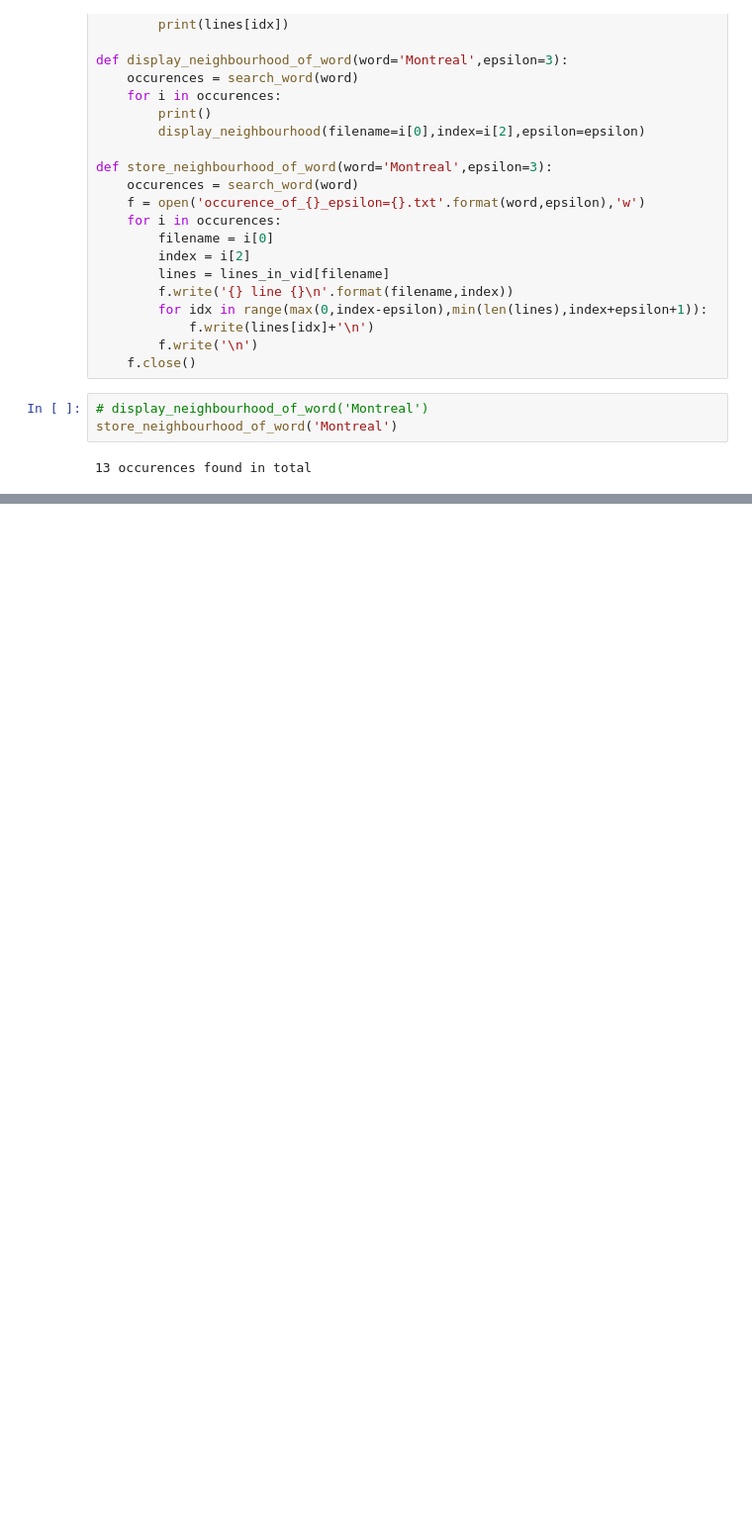
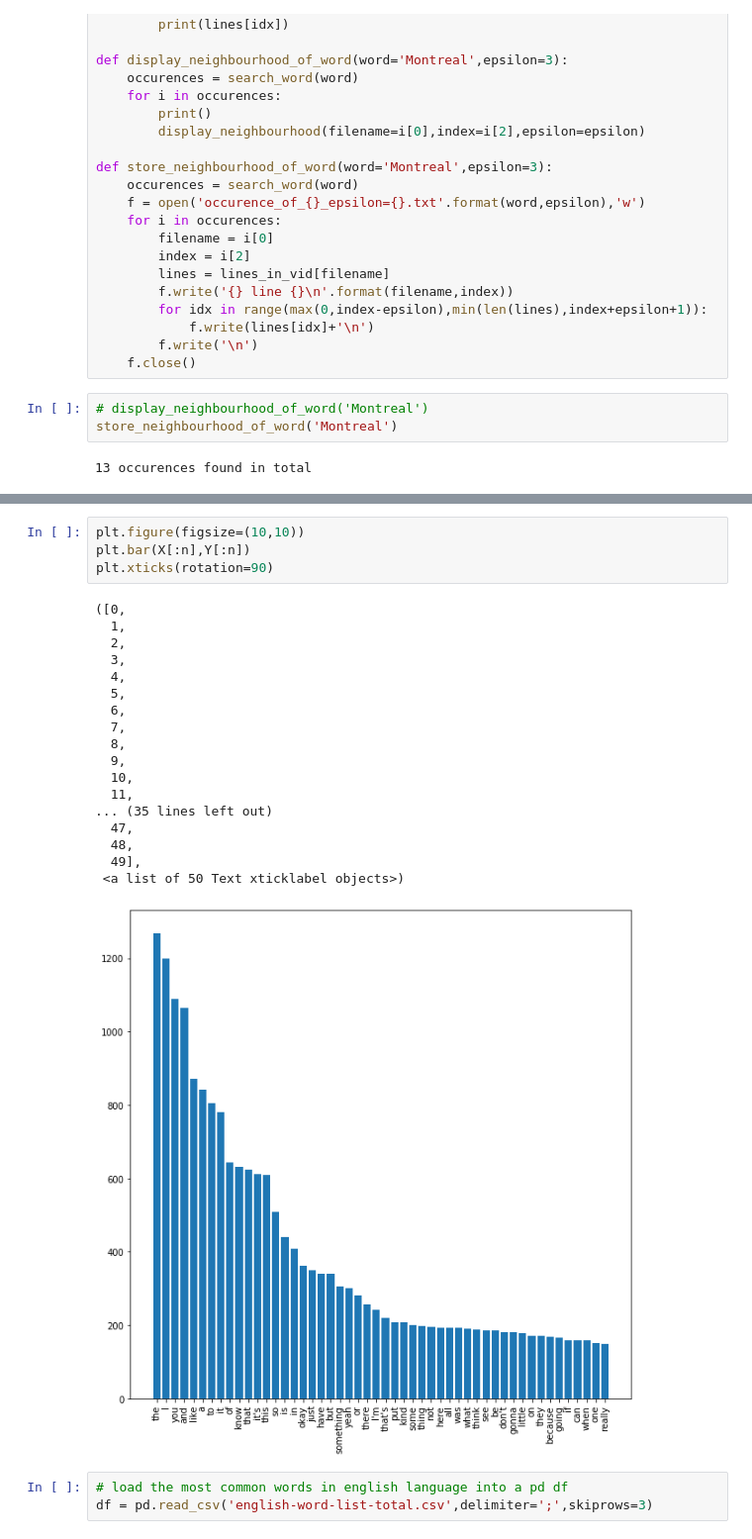
Before and after one commit to dcxSt/masaoHF, a Jupyter notebook: analise_words.ipynb, the cells around one changed output, grey strips where cells are left out. Shown at 99% size. Drawn from its saved outputs; the diff is of its cells as text; blank space fills up the shorter version.

```diff
--- a/analise_words.ipynb
+++ b/analise_words.ipynb
@@ -116,0 +119,26 @@ Text(0.5, 1.0, 'Words He Uses')
+# %%
+plt.figure(figsize=(10,10))
+plt.bar(X[:n],Y[:n])
+plt.xticks(rotation=90)
+# %% [output]
+([0,
+  1,
+  2,
+  3,
+  4,
+  5,
+  6,
+  7,
+  8,
+  9,
+  10,
+  11,
+... (35 lines left out)
+  47,
+  48,
+  49],
+ <a list of 50 Text xticklabel objects>)
+[figure, added]
+# %%
+# load the most common words in english language into a pd df
+df = pd.read_csv('english-word-list-total.csv',delimiter=';',skiprows=3)
```
Also changed, not shown: parts of 13 cells of this notebook, 4 other files.
